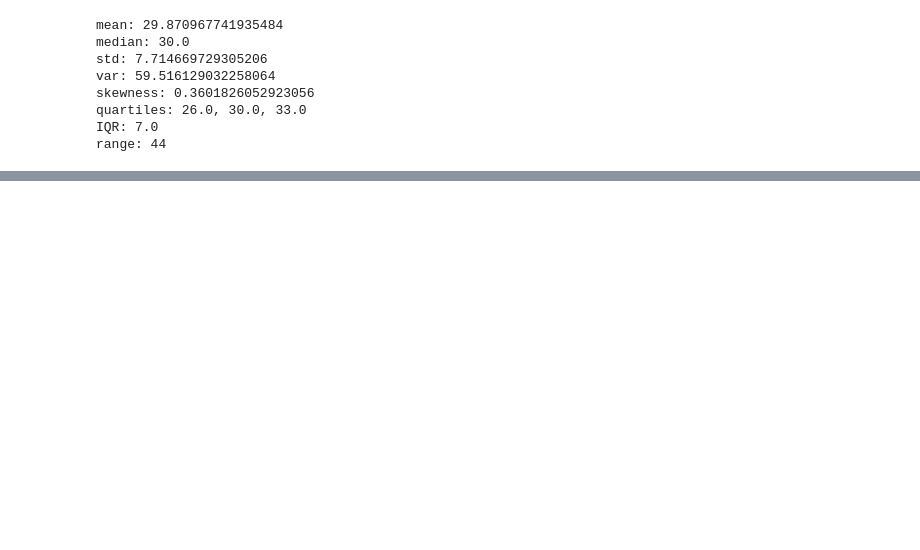
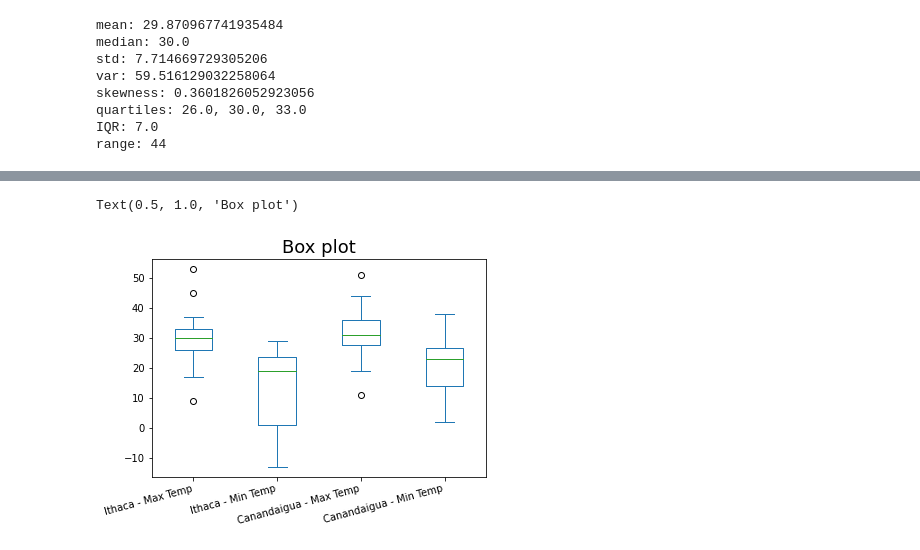
Before and after one commit to rodrigoms95/analisis-datos-22-1, a Jupyter notebook: code/histogramas.ipynb, the cells around one changed output, grey strips where cells are left out. Drawn from its saved outputs; the diff is of its cells as text; code cells hidden in the pictures; blank space fills up the shorter version.

```diff
--- a/code/histogramas.ipynb
+++ b/code/histogramas.ipynb
@@ -36,0 +59,10 @@ df.plot.box()
+# %%
+# Box and whiskers plot.
+
+df.plot.box()
+
+plt.xticks(rotation = 15, ha = "right")
+plt.title("Box plot", fontsize = "18")
+# %% [output]
+Text(0.5, 1.0, 'Box plot')
+[figure, added]
```
Also changed, not shown: parts of 8 cells of this notebook.
